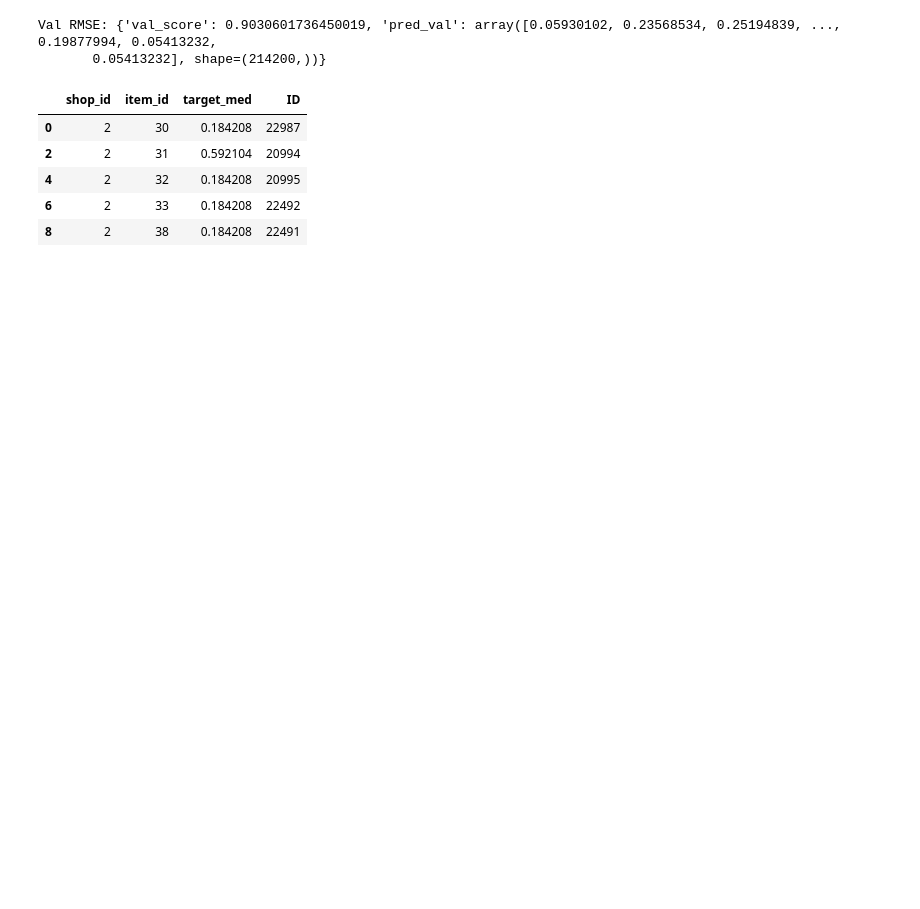
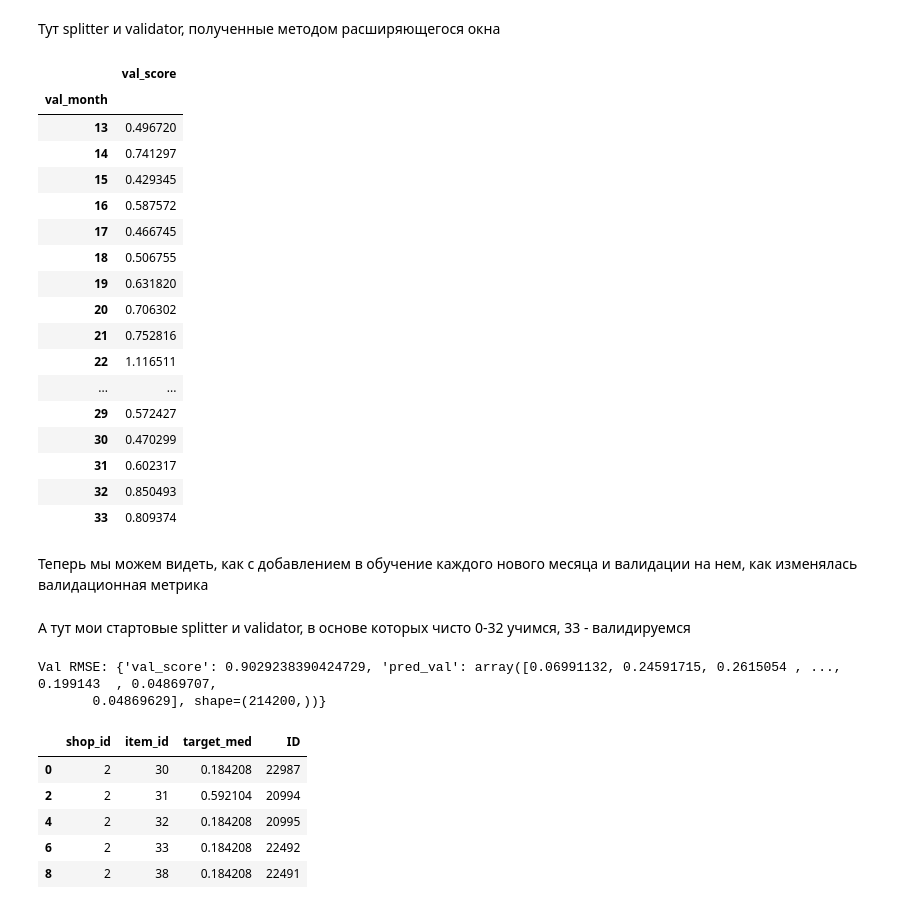
Before and after one commit to ekaterinasharay7/innowise-ml-internship-temp, a Jupyter notebook: notebooks/modeling-1.ipynb, the cells around one changed output. Cells and saved outputs as stored; diff of their text form; code cells hidden in the pictures; blank space fills up the shorter version.

```diff
--- a/notebooks/modeling-1.ipynb
+++ b/notebooks/modeling-1.ipynb
@@ -3,3 +8,3 @@ import pandas as pd
 # %%
-df_train = pd.read_csv('D:\\repos\\ML_innovise\\notebooks\\df_train_eda.csv')
-df_test  = pd.read_csv('D:\\repos\\ML_innovise\\notebooks\\df_test_eda.csv')
+df_train = pd.read_csv('D:\\repos\\ML_innovise\\data\\processed\\df_train_eda.csv')
+df_test  = pd.read_csv('D:\\repos\\ML_innovise\\data\\processed\\df_test_eda.csv')
@@ -6 +24,38 @@ df_test  = pd.read_csv('D:\\repos\\ML_innovise\\notebooks\\df_test_eda.csv')
+# %% [markdown]
+Тут splitter и validator, полученные методом расширяющегося окна
+# %%
+splitter = ExpandingWindowSplitter(time_col = 'date_block_num', first_val_month=13, last_val_month=33)
+model = LinearRegression()
+metric = mean_squared_error
+validator  = ExpandingValidator(model = model, splitter = splitter, metric = metric)
+# %%
+features =['shop_id','item_id', 'simple_category_id', 'cnt_lag_1','cnt_lag_3','cnt_lag_2','cnt_lag_12', 'cnt_rm_3','cnt_rm_6','item_avg_price_prev','date_block_num','avg_price_prev_missing']
+target_col = 'item_cnt_month'
+# %%
+fold_metrics, all_preds = validator.run(df_train, features, target_col)
+metrics_df = pd.DataFrame(fold_metrics).set_index('val_month')
+metrics_df
+# %% [output]
+|  | val_score |
+| val_month |  |
+| 13 | 0.496720 |
+| 14 | 0.741297 |
+| 15 | 0.429345 |
+| 16 | 0.587572 |
+| 17 | 0.466745 |
+| 18 | 0.506755 |
+| 19 | 0.631820 |
+| 20 | 0.706302 |
+| 21 | 0.752816 |
+| 22 | 1.116511 |
+| ... | ... |
+| 29 | 0.572427 |
+| 30 | 0.470299 |
+| 31 | 0.602317 |
+| 32 | 0.850493 |
+| 33 | 0.809374 |
+# %% [markdown]
+Теперь мы можем видеть, как с добавлением в обучение каждого нового месяца и валидации на нем, как изменялась валидационная метрика
+# %% [markdown]
+А тут мои стартовые splitter и validator, в основе которых чисто 0-32 учимся, 33 - валидируемся
 # %%
@@ -8,16 +63,16 @@ from Splitter import Splitter
 
 splitter = Splitter(time_col = 'date_block_num', train_end = 33)
 # %%
-from Validator import Validator
+from scripts.Validator import Validator
 from sklearn.linear_model import Ridge
 from sklearn.metrics import mean_squared_error
 from math import sqrt
 
 validator = Validator(df_train, splitter, model = Ridge( alpha = 1.0), metric   = lambda y, yhat: sqrt(mean_squared_error(y, yhat)))
-features =['cnt_lag_1','cnt_lag_3','cnt_lag_2','cnt_lag_12', 'cnt_rm_3','cnt_rm_6','item_avg_price_prev', 'item_price','date_block_num','avg_price_prev_missing']
+features =['shop_id','item_id', 'simple_category_id',  'cnt_lag_1','cnt_lag_3','cnt_lag_2','cnt_lag_12', 'cnt_rm_3','cnt_rm_6','item_avg_price_prev', 'item_price','date_block_num','avg_price_prev_missing']
 result = validator.run(features, target_col = 'item_cnt_month')
 
 print('Val RMSE:', result)
 # %% [output]
-Val RMSE: {'val_score': 0.9030601736450019, 'pred_val': array([0.05930102, 0.23568534, 0.25194839, ..., 0.19877994, 0.05413232,
-       0.05413232], shape=(214200,))}
+Val RMSE: {'val_score': 0.9029238390424729, 'pred_val': array([0.06991132, 0.24591715, 0.2615054 , ..., 0.199143  , 0.04869707,
+       0.04869629], shape=(214200,))}
```
Also changed, not shown: parts of 16 cells of this notebook, 1 other file.
